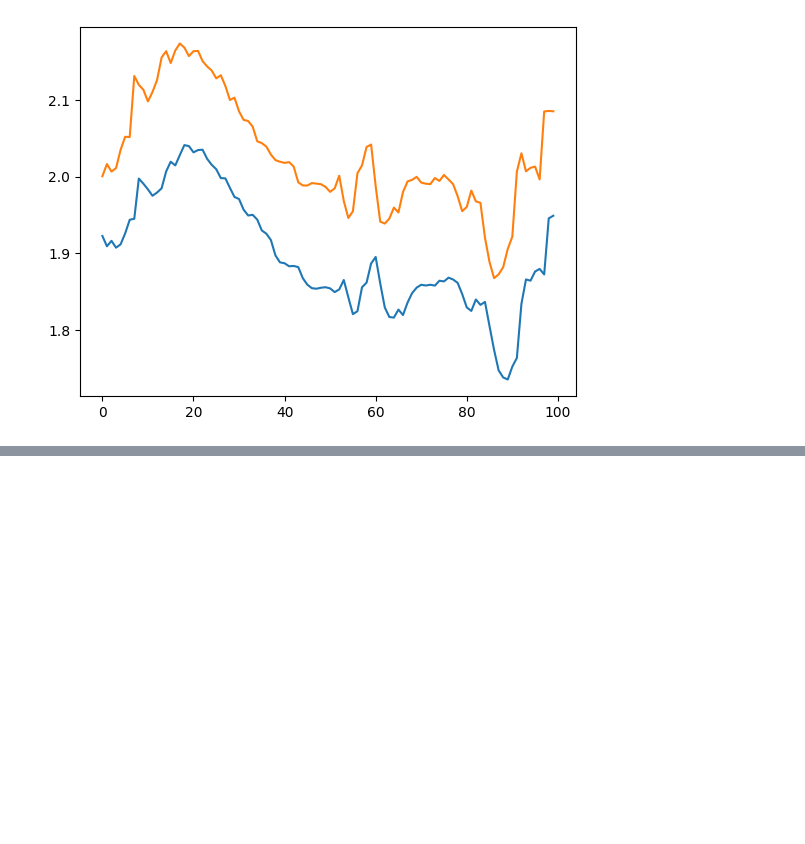
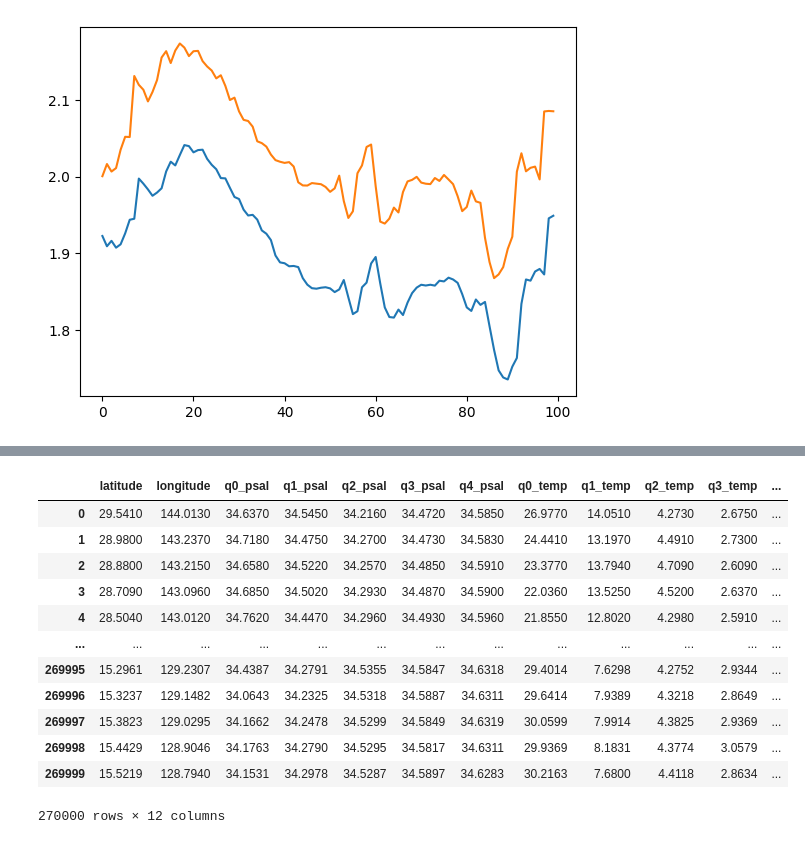
Before and after one commit to JonPGallegos/ocean_climate, a Jupyter notebook: ocean_climate.ipynb, the cells around one changed output, grey strips where cells are left out. Saved outputs shown, nothing was run; the diff lists cells and outputs as text; code cells hidden in the pictures; blank space fills up the shorter version.

```diff
--- a/ocean_climate.ipynb
+++ b/ocean_climate.ipynb
@@ -895,0 +884,16 @@ plot_predictions1(model4, X_test2, y_test2)
+# %%
+temp_df
+# %% [output]
+|  | latitude | longitude | q0_psal | q1_psal | q2_psal | q3_psal | q4_psal | q0_temp | q1_temp | q2_temp | q3_temp | ... |
+| 0 | 29.5410 | 144.0130 | 34.6370 | 34.5450 | 34.2160 | 34.4720 | 34.5850 | 26.9770 | 14.0510 | 4.2730 | 2.6750 | ... |
+| 1 | 28.9800 | 143.2370 | 34.7180 | 34.4750 | 34.2700 | 34.4730 | 34.5830 | 24.4410 | 13.1970 | 4.4910 | 2.7300 | ... |
+| 2 | 28.8800 | 143.2150 | 34.6580 | 34.5220 | 34.2570 | 34.4850 | 34.5910 | 23.3770 | 13.7940 | 4.7090 | 2.6090 | ... |
+| 3 | 28.7090 | 143.0960 | 34.6850 | 34.5020 | 34.2930 | 34.4870 | 34.5900 | 22.0360 | 13.5250 | 4.5200 | 2.6370 | ... |
+| 4 | 28.5040 | 143.0120 | 34.7620 | 34.4470 | 34.2960 | 34.4930 | 34.5960 | 21.8550 | 12.8020 | 4.2980 | 2.5910 | ... |
+| ... | ... | ... | ... | ... | ... | ... | ... | ... | ... | ... | ... | ... |
+| 269995 | 15.2961 | 129.2307 | 34.4387 | 34.2791 | 34.5355 | 34.5847 | 34.6318 | 29.4014 | 7.6298 | 4.2752 | 2.9344 | ... |
+| 269996 | 15.3237 | 129.1482 | 34.0643 | 34.2325 | 34.5318 | 34.5887 | 34.6311 | 29.6414 | 7.9389 | 4.3218 | 2.8649 | ... |
+| 269997 | 15.3823 | 129.0295 | 34.1662 | 34.2478 | 34.5299 | 34.5849 | 34.6319 | 30.0599 | 7.9914 | 4.3825 | 2.9369 | ... |
+| 269998 | 15.4429 | 128.9046 | 34.1763 | 34.2790 | 34.5295 | 34.5817 | 34.6311 | 29.9369 | 8.1831 | 4.3774 | 3.0579 | ... |
+| 269999 | 15.5219 | 128.7940 | 34.1531 | 34.2978 | 34.5287 | 34.5897 | 34.6283 | 30.2163 | 7.6800 | 4.4118 | 2.8634 | ... |
+270000 rows × 12 columns
```
Also changed, not shown: parts of 30 cells of this notebook, 5 other files.
